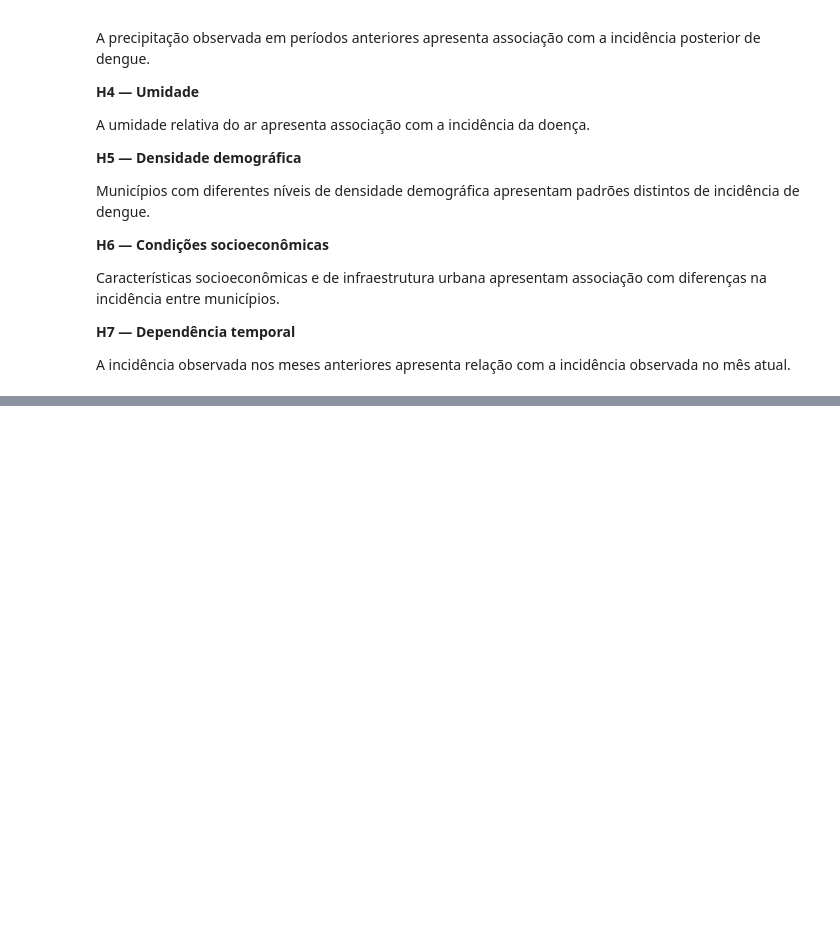
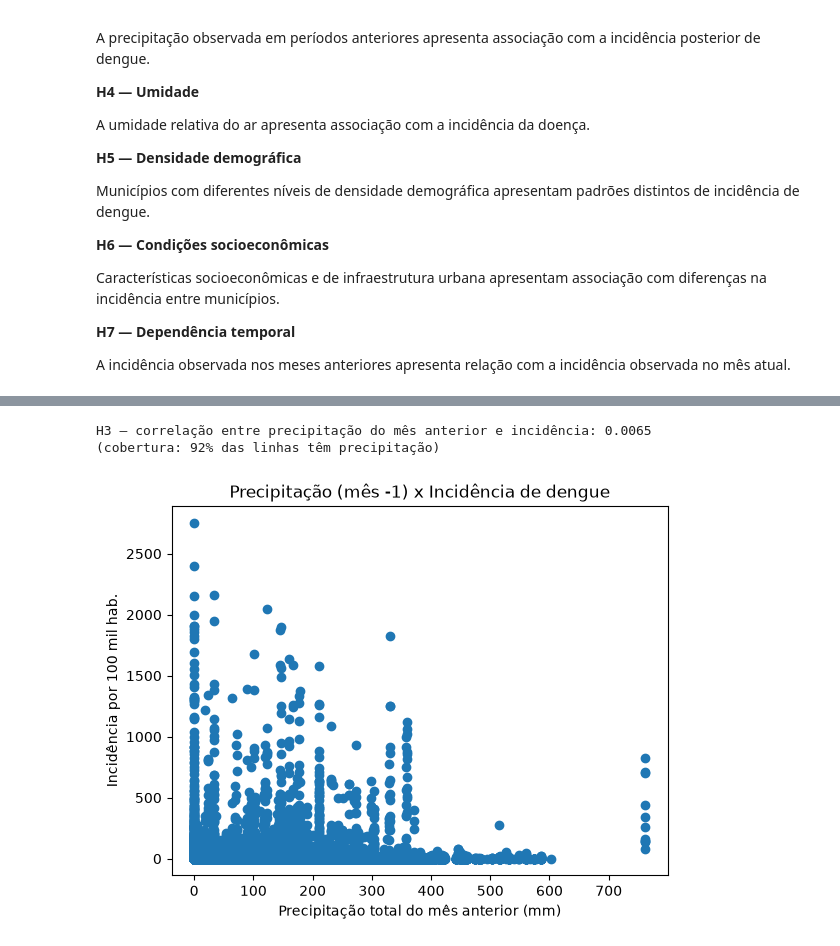
Before and after one commit to EmersonComar/planejamento_gestao_projetos, a Jupyter notebook: notebooks/notebook_eda_dengue.ipynb, the cells around one changed output, grey strips where cells are left out. Cells and saved outputs as stored; diff of their text form; code cells hidden in the pictures; blank space fills up the shorter version.

```diff
--- a/notebooks/notebook_eda_dengue.ipynb
+++ b/notebooks/notebook_eda_dengue.ipynb
@@ -267,0 +326,12 @@ print(
+# %%
+print(f"Verificando se já existe coleta salva em {ARQ_DENGUE_SEMANAL}...")
+if os.path.exists(ARQ_DENGUE_SEMANAL):
+    df_dengue_semanal = pd.read_csv(ARQ_DENGUE_SEMANAL)
+    print(f"Já coletado — lidos {len(df_dengue_semanal)} registros semanais de {ARQ_DENGUE_SEMANAL}")
+else:
+    print(f"Nada em cache. Coletando via InfoDengue para {len(sc_municipios)} municípios de {UF_SIGLA}...")
+    df_dengue_semanal = coletar_infodengue(sc_municipios)
+    df_dengue_semanal.to_csv(ARQ_DENGUE_SEMANAL, index=False)
+    print(f"Concluído: {len(df_dengue_semanal)} registros semanais coletados e salvos em {ARQ_DENGUE_SEMANAL}")
+
+df_dengue_semanal.head()
@@ -267,0 +925,22 @@ print(
+# %%
+if "precipitacao_total" in df_analitica.columns and df_analitica["precipitacao_total"].notna().any():
+    df_analitica = df_analitica.sort_values(["codigo_ibge", "ano_mes"])
+    df_analitica["precipitacao_lag1"] = (
+        df_analitica.groupby("codigo_ibge")["precipitacao_total"].shift(1)
+    )
+    corr_precip = df_analitica[["precipitacao_lag1", "incidencia_100k"]].corr().iloc[0, 1]
+    print(f"H3 — correlação entre precipitação do mês anterior e incidência: {corr_precip:.4f}")
+    print(f"(cobertura: {df_analitica['precipitacao_total'].notna().mean():.0%} das linhas têm precipitação)")
+
+    plt.scatter(df_analitica["precipitacao_lag1"], df_analitica["incidencia_100k"])
+    plt.xlabel("Precipitação total do mês anterior (mm)")
+    plt.ylabel("Incidência por 100 mil hab.")
+    plt.title("Precipitação (mês -1) x Incidência de dengue")
+    plt.show()
+else:
+    print("H3 — pendente: nenhum município tem precipitação mesclada em df_analitica "
+          "(nenhum zip do INMET encontrado em data/raw/, seção 4.3).")
+# %% [output]
+H3 — correlação entre precipitação do mês anterior e incidência: 0.0065
+(cobertura: 92% das linhas têm precipitação)
+[figure, added]
```
Also changed, not shown: parts of 46 cells of this notebook, 9 other files.
